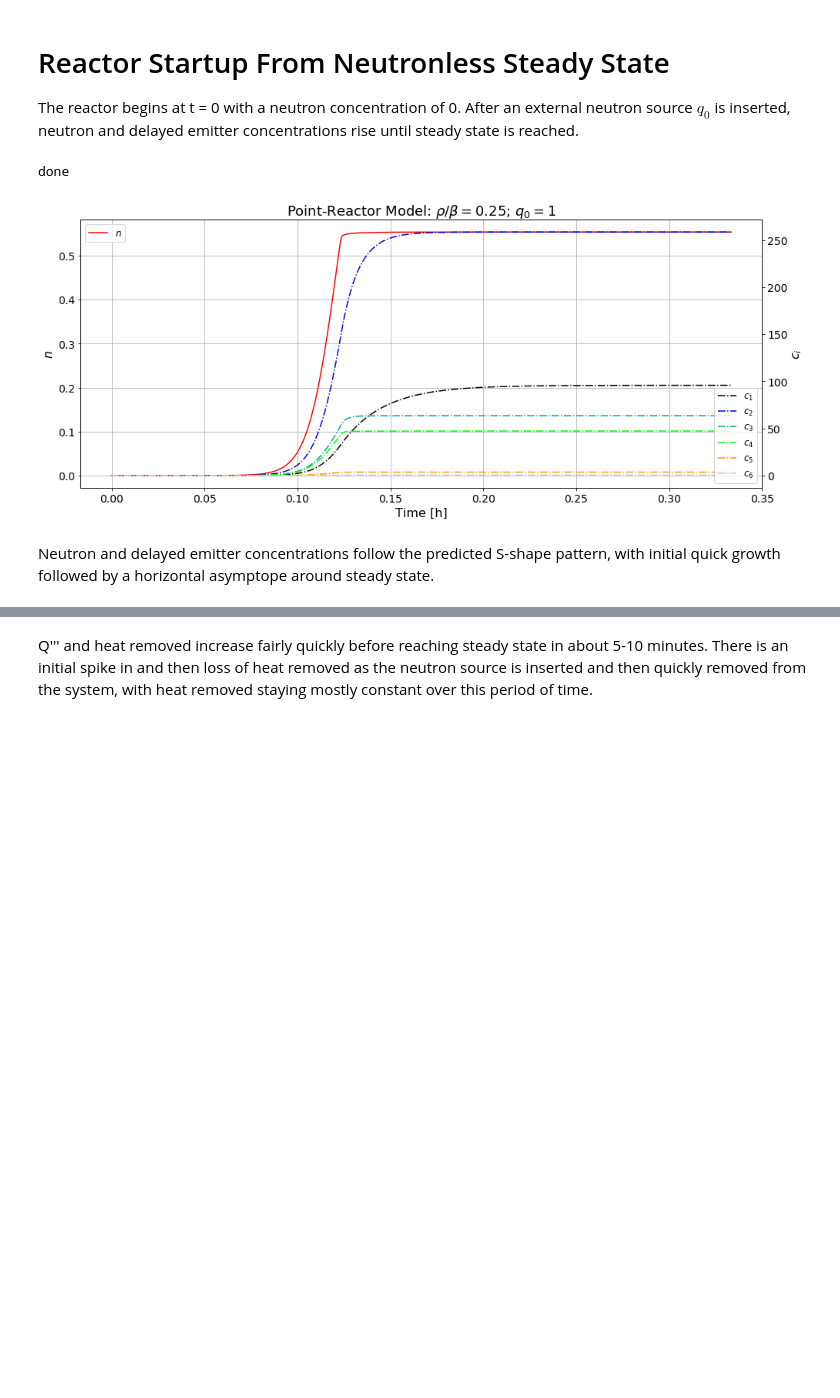
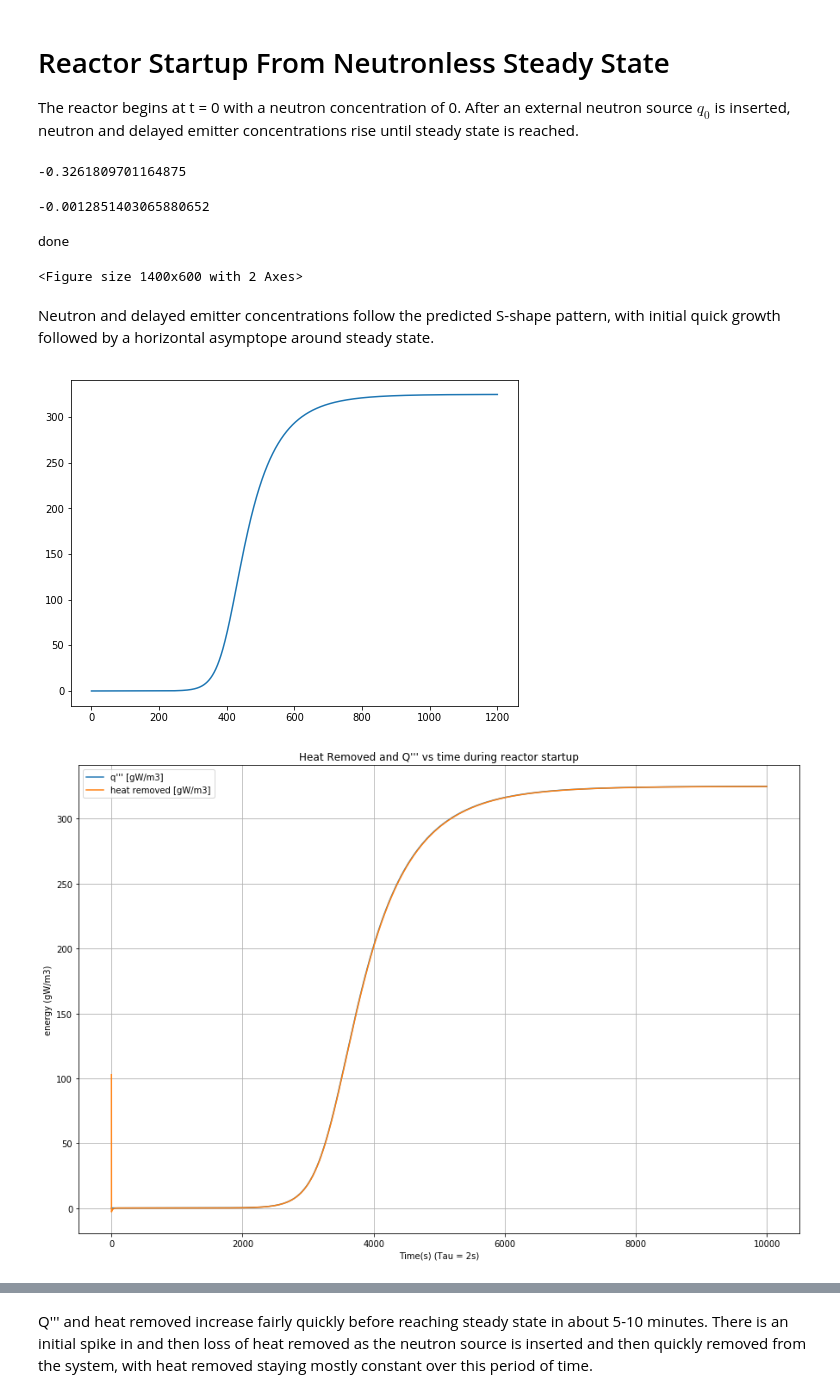
Before and after one commit to dpploy/engy-4350, a Jupyter notebook: notebooks/05-bwr-two-temperature-pt-reactor-A.ipynb, the cells around one changed output, grey strips where cells are left out. Saved outputs shown, nothing was run; the diff lists cells and outputs as text; code cells hidden in the pictures; blank space fills up the shorter version.

Commit message:
reactivity functions changed

```diff
--- a/notebooks/05-bwr-two-temperature-pt-reactor-A.ipynb
+++ b/notebooks/05-bwr-two-temperature-pt-reactor-A.ipynb
@@ -1094,6 +1095,7 @@ def pump(time, temp_effluent, temp_c, params):
 def quantities1(u_vec_history, params, time_stamps):
     # used to graph q''' and heat removed
     import pandas as pd
+    import scipy.constants as sc
     data = dict()
 
     q3_list = list() #temp storage for q3 prime
@@ -1102,10 +1104,11 @@ def quantities1(u_vec_history, params, time_stamps):
     for (time, n_dens, temp_f, temp_c) in zip(time_stamps, u_vec_history[:,0], u_vec_history[:,-2], u_vec_history[:,-1]):
 
         q3prime = abs(nuclear_pwr_dens_func(time, temp_f, n_dens, params)) # calculate q3prime at this point in time; watts/m3
-        q3_list.append(q3prime/1000000000) # convert watts/m3 to gWatts/m3
+        q3prime = q3prime * params['fuel_volume'] * 1.01 #convert q''' to
+        q3_list.append(q3prime/sc.giga) # convert watts/m3 to gWatts/m3
 
         heat_removed = -1 * heat_sink_rate("false", temp_f, temp_c, params) # calculate the heat removed at this point in time
-        removed_heat_list.append(heat_removed/1000000000) # convert gwatts/m3 to kWatts/m3
+        removed_heat_list.append(heat_removed/sc.giga) # convert gwatts/m3 to kWatts/m3
 
     #data['time [s]'] = time_stamps
     data["q''' [gW/m3]"] =  q3_list
@@ -1201,8 +1228,6 @@ params['mod molar mass'] = 18 # g/mol
 
 params['n_dens_ss_operation'] = 1 #1.963e13/2200 * 1e4 #  #neutrons/m^2
 
-params['alpha_n'] = -1.05e-3 # control rod reactivity worth
-
 #Delayed neutron emission
 params['species_decay']     = [0.0124, 0.0305, 0.111, 0.301, 1.14, 3.01] # 1/sec
 params['species_rel_yield'] = [0.033, 0.219, 0.196, 0.395, 0.115, 0.042]
@@ -1214,7 +1239,6 @@ params['fuel_mat_mass_dens']   = 10.5 # g/cc
 #params['moderator_fuel_ratio'] = 387 # atomic number concentration ratio
 params['sigma_f_o']            = 586.2 * 100 * 1e-30 # m2
 params['temp_o']               = 20 + 273.15 # K
-params['temp_c_ss_operation']  =287.2 +273.15# K desired ss operation temp of coolant
 params['thermal_neutron_velo'] = 2200 # m/s
 
 params['fis_nuclide_num_dens_fake'] = 9.84e26 # (fissile nuclei)/m3
@@ -1230,7 +1254,7 @@ params['coolant_dens']   = 600 #  kg/m3
 params['cp_coolant']     =  4000# J/(mol K) - > J/(kg K)
 params['coolant_volume'] = 3000 # m3
 
-params['ht_coeff'] = 700000000 # W/K
+params['ht_coeff'] = 15000000000 # W/K
 
 params['turbine efficiency'] = 0.8
 params['condenser efficiency'] = 0.8
@@ -1246,7 +1270,6 @@ params['shutdown temp reached'] = False
 '''Setup up initial conditions'''
 
 import numpy as np
-import reactor
 
 params['malfunction start'] = 1300
 params['malfunction end'] = 0
@@ -1260,8 +1283,11 @@ params['q_0'] = 1
 params['n_ss'] = 0 # neutronless steady state before start up
 
 rho_0_over_beta = 0.25 # $
+beta = params['beta']
 
-beta = params['beta'] # retrieve the delayed neutron fraction
+params['alpha_n'] = -1 * -0.3261809701164875 # control rod reactivity worth; enough to cancel out the negative
+
+print((params['beta'] * rho_0_over_beta) + (alpha_tn_func(528.2240712403485, params) * (528.2240712403485 - 273.15)))
 params['reactivity'] = rho_0_over_beta * beta # "rho/beta = 10 cents"
 
 params['temp_0'] = params['temp_o']
@@ -1269,34 +1295,49 @@ params['temp_0'] = params['temp_o']
 params['tau_fake'] = 2 # s
 
 # setup remaining initial conditions
-reactor.setup_initial_conditions(params)
+setup_initial_conditions(params)
+# %% [output]
+-0.3261809701164875
+# %%
+alpha_tn_func(528.2240712403485, params)
+# %% [output]
+-0.0012851403065880652
 # %%
 '''Evolve the point-reactor'''
+import scipy.constants as const
 
-time_final    = 1200# 450 # s
+time_final    = 20 * const.minute
 n_time_stamps = 10000 # number of solution values in time
 
 params['time_final']    = time_final
 params['n_time_stamps'] = n_time_stamps
 
 # Run the reactor and compute the history of the state variables; tabular form, one row per time stamp
-u_vec_history = reactor.run_point_reactor( reactor.f_vec, params )
+u_vec_history = run_point_reactor( f_vec, params )
 #print(u_vec_history)
 print("done")
 # %% [output]
 done
-# %%
-reactor.plot_results(u_vec_history, params, normalize=False)
-# %% [output]
-[figure, removed]
+# %%
+plot_results(u_vec_history, params)
+# %% [output]
+<Figure size 1400x600 with 2 Axes>
 # %% [markdown]
 Neutron and delayed emitter concentrations follow the predicted S-shape pattern, with initial quick growth followed by a horizontal asymptope around steady state.
 # %%
-heat_data = reactor.quantities1(u_vec_history, params, params['time_stamps'])
+import matplotlib.pyplot as plt
+heat_data = quantities1(u_vec_history, params, params['time_stamps'])
+plt.plot(params['time_stamps'], heat_data["q''' [gW/m3]"])
 plot = heat_data.plot(x=None, y=None, kind='line', ax=None, subplots=False, sharex=None, sharey=False, layout=None, figsize=(15,10),
                use_index=True, title=None, grid=None, legend=True, style=None, logx=False, logy=False, loglog=False,
                xticks=None, yticks=None, xlim=None, ylim=None, rot=None, fontsize=None, colormap=None, table=False,
                yerr=None, xerr=None, secondary_y=False, sort_columns=False)
 plot.set_xlabel("Time(s) (Tau = 2s)")
 plot.set_ylabel("energy (gW/m3)")
 plot.set_title("Heat Removed and Q''' vs time during reactor startup")
+plt.grid()
+plt.rcParams['figure.figsize'] = [8,6]
+plt.show()
+# %% [output]
+[figure, added]
+[figure, added]
```
Also changed, not shown: parts of 15 cells of this notebook, 2 other files.
